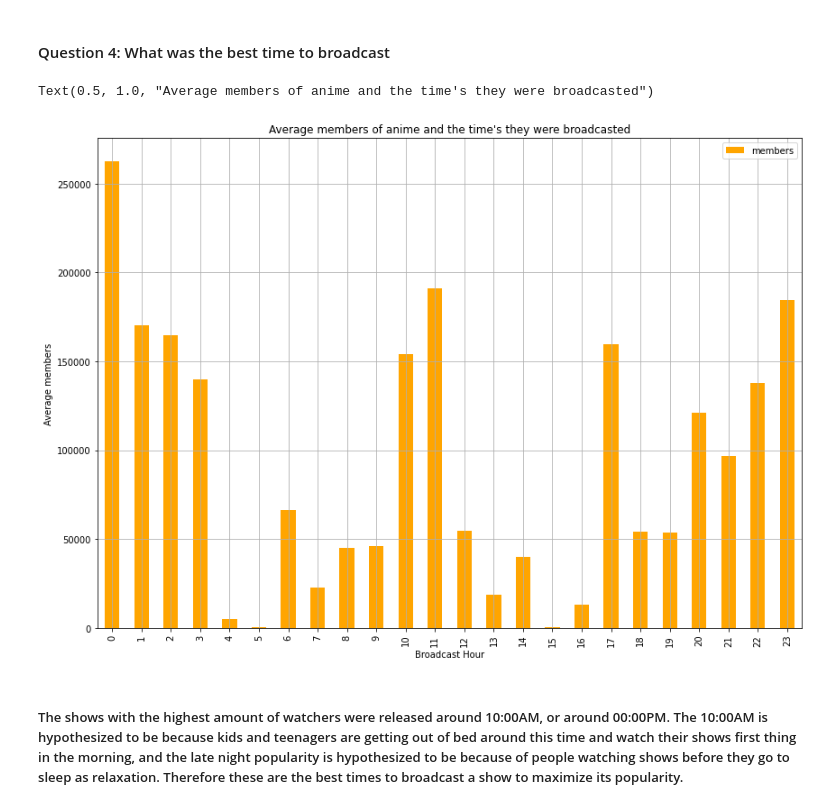
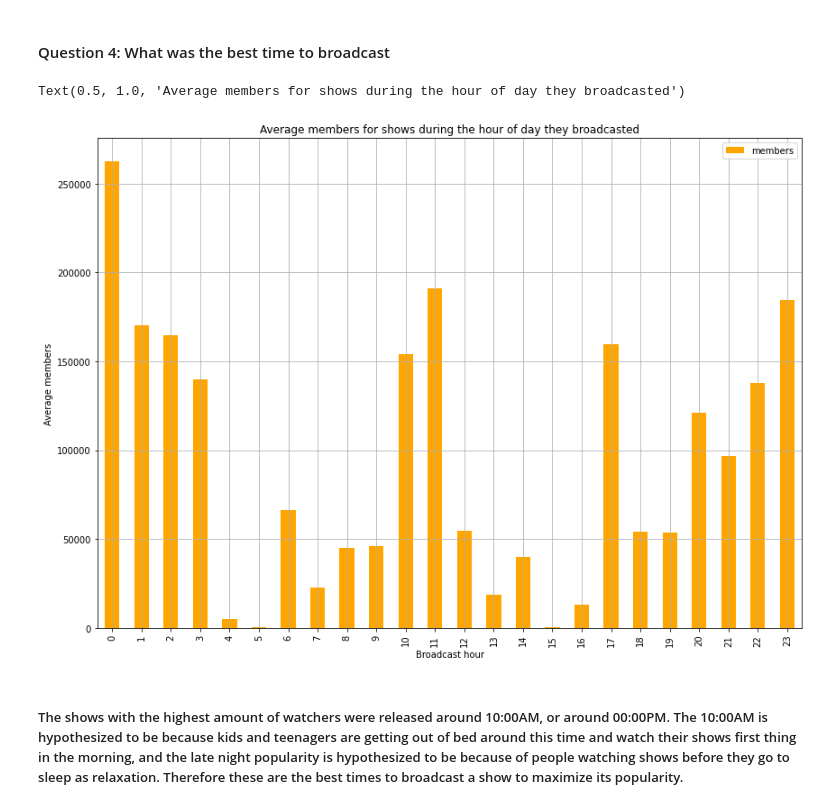
Before and after one commit to OsbornAI/Anime-Recommendation-Engine, a Jupyter notebook: Anime Analysis.ipynb, the cells around one changed output. Drawn from its saved outputs; the diff is of its cells as text; code cells hidden in the pictures.

```diff
--- a/Anime Analysis.ipynb
+++ b/Anime Analysis.ipynb
@@ -392,18 +398,18 @@ Text(0.5, 1.0, 'Average members for the month the show was aired')
 # %%
 # We want to make a seperate column for the broadcast time in terms of its hour during the day
 
 bc_df = broadcastParsedDf(df)
 bc_df['broadcast_hour'] = bc_df['broadcast_time'].dt.hour
 bc_df = bc_df.groupby('broadcast_hour').mean()
 bc_df = bc_df.drop(['episodes', 'favorites'], axis=1)
 
 bc_df.plot.bar(grid=True, color='orange')
-plt.xlabel('Broadcast Hour')
+plt.xlabel('Broadcast hour')
 plt.ylabel('Average members')
-plt.title('Average members of anime and the time\'s they were broadcasted')
+plt.title('Average members for shows during the hour of day they broadcasted')
 # %% [output]
-Text(0.5, 1.0, "Average members of anime and the time's they were broadcasted")
+Text(0.5, 1.0, 'Average members for shows during the hour of day they broadcasted')
-[figure, old version]
+[figure, new version]
 # %% [markdown]
 ##### The shows with the highest amount of watchers were released around 10:00AM, or around 00:00PM. The 10:00AM is hypothesized to be because kids and teenagers are getting out of bed around this time and watch their shows first thing in the morning, and the late night popularity is hypothesized to be because of people watching shows before they go to sleep as relaxation. Therefore these are the best times to broadcast a show to maximize its popularity.
 # %% [markdown]
```
Also changed, not shown: parts of 24 cells of this notebook, 1 other file.
